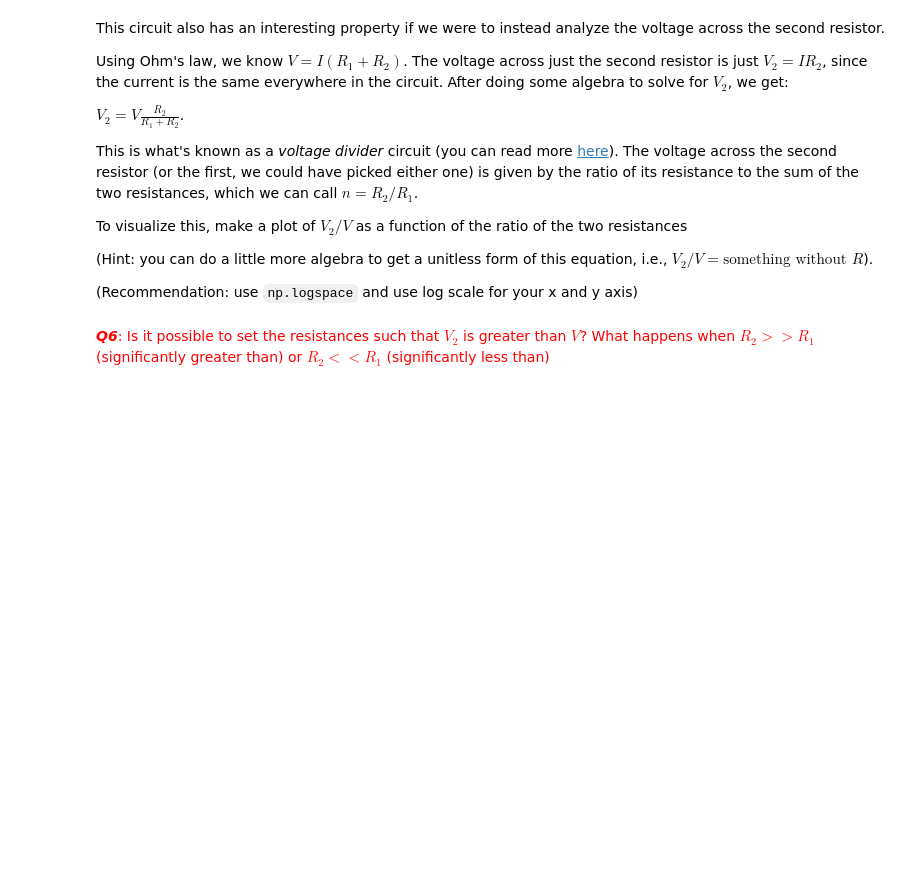
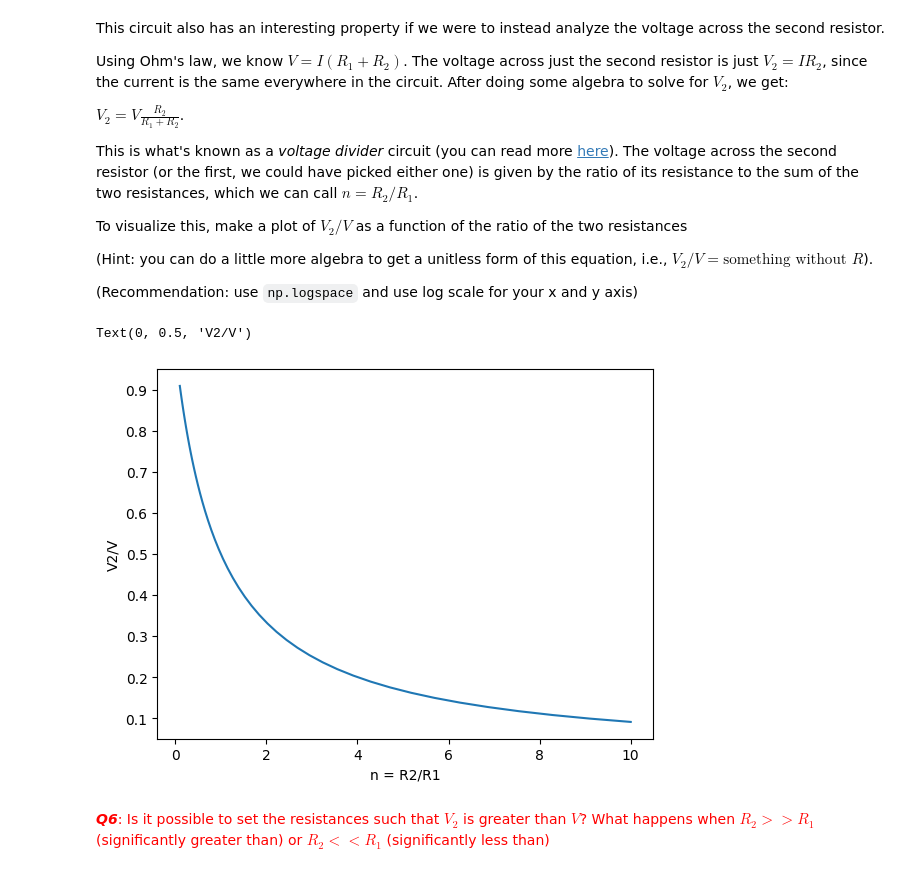
Before and after one commit to lw-miles24/-CompModNervSys-BioElectroStatics, a Jupyter notebook: CompModNervSys_exercise2.ipynb, the cells around one changed output. Cells and saved outputs as stored; diff of their text form; code cells hidden in the pictures; blank space fills up the shorter version.

```diff
--- a/CompModNervSys_exercise2.ipynb
+++ b/CompModNervSys_exercise2.ipynb
@@ -487,6 +493,19 @@ To visualize this, make a plot of $V_{2}/V$ as a function of the ratio of the tw
 (Hint: you can do a little more algebra to get a unitless form of this equation, i.e., $V_{2}/V = \text{something without }R$).
 
 (Recommendation: use `np.logspace` and use log scale for your x and y axis)
+# %%
+n = np.logspace(-1,1)
+voltage_divider = 1 / (n + 1) # V2/V, as a function of n, no R
+
+fig = plt.figure()
+ax = plt.axes()
+
+# ax.plot(np.log10(n),np.log10(voltage_divider))
+ax.plot(n,voltage_divider)
+ax.set_xlabel('n = R2/R1'); ax.set_ylabel('V2/V')
+# %% [output]
+Text(0, 0.5, 'V2/V')
+[figure, added]
 # %% [markdown]
 <font color='red'> ***Q6***: Is it possible to set the resistances such that $V_{2}$ is greater than $V$? What happens when $R_{2} >> R_{1}$ (significantly greater than) or $R_{2} << R_{1}$ (significantly less than) </font>
 # %% [markdown]
```
Also changed, not shown: parts of 5 cells of this notebook.
